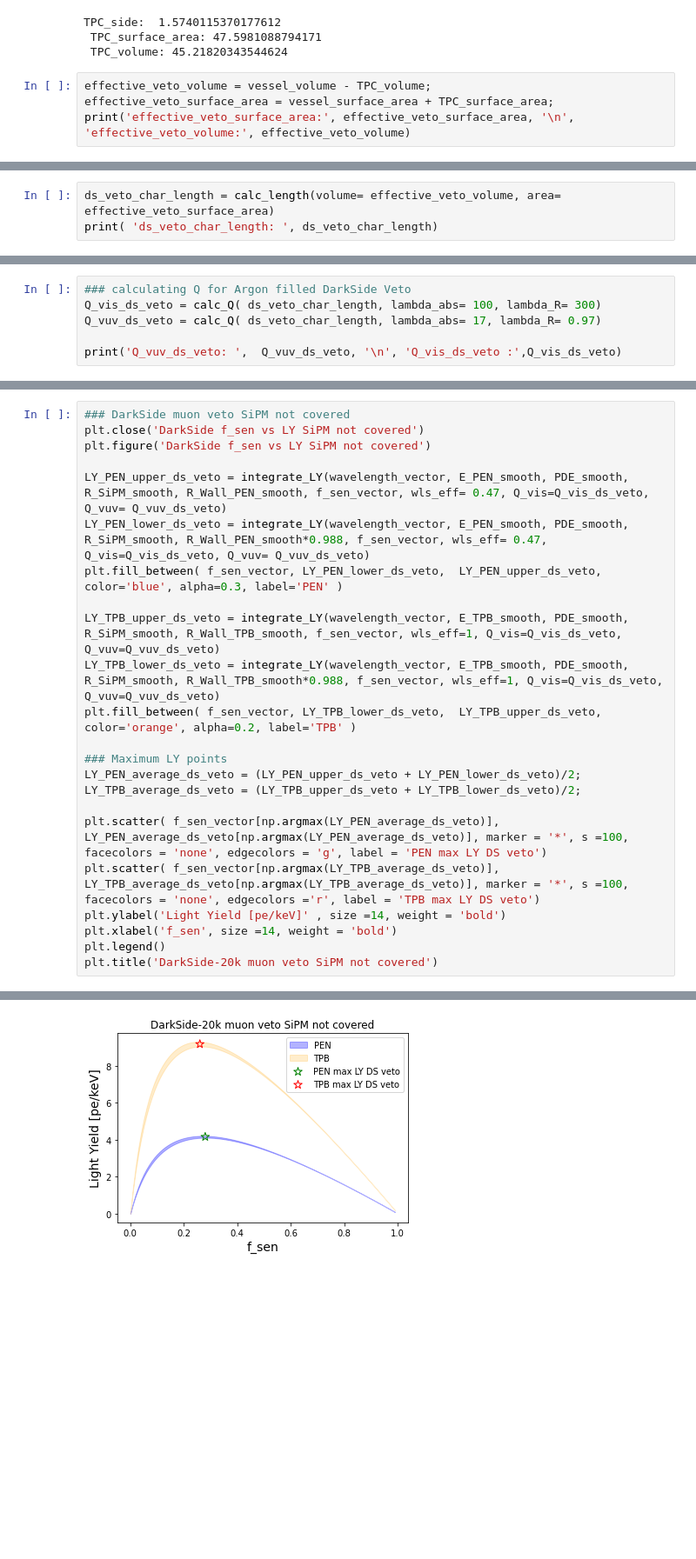
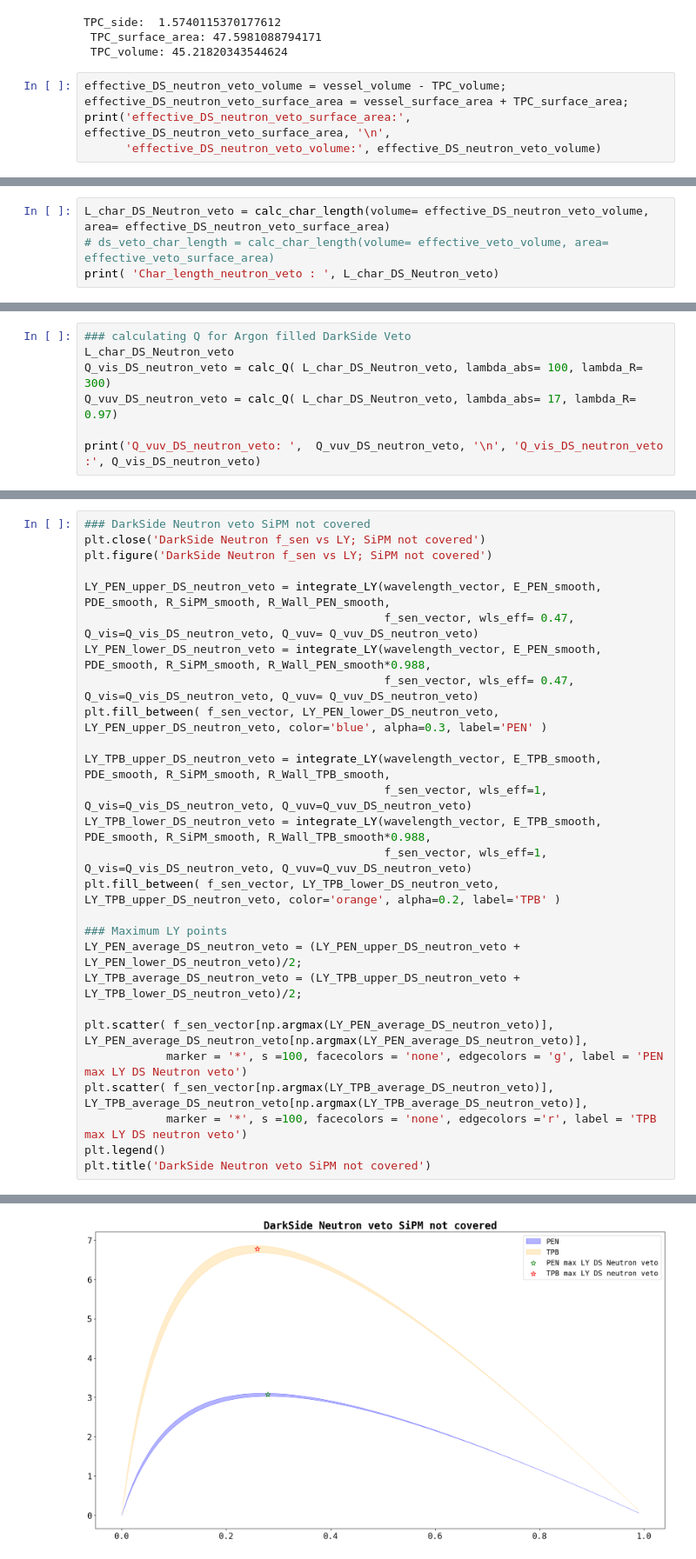
Before and after one commit to sarthchoudhary/AMELY, a Jupyter notebook: AMLY_V2.ipynb, the cells around one changed output, grey strips where cells are left out. Shown at 87% size. Drawn from its saved outputs; the diff is of its cells as text; blank space fills up the shorter version.

```diff
--- a/AMLY_V2.ipynb
+++ b/AMLY_V2.ipynb
@@ -749,7 +835,8 @@ TPC_side:  1.5740115370177612
  TPC_surface_area: 47.5981088794171
  TPC_volume: 45.21820343544624
 # %%
-effective_veto_volume = vessel_volume - TPC_volume;
-effective_veto_surface_area = vessel_surface_area + TPC_surface_area;
-print('effective_veto_surface_area:', effective_veto_surface_area, '\n', 'effective_veto_volume:', effective_veto_volume)
+effective_DS_neutron_veto_volume = vessel_volume - TPC_volume;
+effective_DS_neutron_veto_surface_area = vessel_surface_area + TPC_surface_area;
+print('effective_DS_neutron_veto_surface_area:', effective_DS_neutron_veto_surface_area, '\n',
+      'effective_DS_neutron_veto_volume:', effective_DS_neutron_veto_volume)
 # %% [output]
@@ -758,4 +845,5 @@ effective_veto_surface_area: 139.5431886244469
 # %%
-ds_veto_char_length = calc_length(volume= effective_veto_volume, area= effective_veto_surface_area)
-print( 'ds_veto_char_length: ', ds_veto_char_length)
+L_char_DS_Neutron_veto = calc_char_length(volume= effective_DS_neutron_veto_volume, area= effective_DS_neutron_veto_surface_area)
+# ds_veto_char_length = calc_char_length(volume= effective_veto_volume, area= effective_veto_surface_area)
+print( 'Char_length_neutron_veto : ', L_char_DS_Neutron_veto)
 # %% [output]
@@ -763,7 +851,8 @@ ds_veto_char_length:  1.3964499372228685
 # %%
 ### calculating Q for Argon filled DarkSide Veto
-Q_vis_ds_veto = calc_Q( ds_veto_char_length, lambda_abs= 100, lambda_R= 300)
-Q_vuv_ds_veto = calc_Q( ds_veto_char_length, lambda_abs= 17, lambda_R= 0.97)
+L_char_DS_Neutron_veto
+Q_vis_DS_neutron_veto = calc_Q( L_char_DS_Neutron_veto, lambda_abs= 100, lambda_R= 300)
+Q_vuv_DS_neutron_veto = calc_Q( L_char_DS_Neutron_veto, lambda_abs= 17, lambda_R= 0.97)
 
-print('Q_vuv_ds_veto: ',  Q_vuv_ds_veto, '\n', 'Q_vis_ds_veto :',Q_vis_ds_veto)
+print('Q_vuv_DS_neutron_veto: ',  Q_vuv_DS_neutron_veto, '\n', 'Q_vis_DS_neutron_veto :', Q_vis_DS_neutron_veto)
 # %% [output]
@@ -774,24 +863,28 @@ Q_vuv_ds_veto:  1.0511080712694048
 # %%
-### DarkSide muon veto SiPM not covered
-plt.close('DarkSide f_sen vs LY SiPM not covered')
-plt.figure('DarkSide f_sen vs LY SiPM not covered')
+### DarkSide Neutron veto SiPM not covered
+plt.close('DarkSide Neutron f_sen vs LY; SiPM not covered')
+plt.figure('DarkSide Neutron f_sen vs LY; SiPM not covered')
 
-LY_PEN_upper_ds_veto = integrate_LY(wavelength_vector, E_PEN_smooth, PDE_smooth, R_SiPM_smooth, R_Wall_PEN_smooth, f_sen_vector, wls_eff= 0.47, Q_vis=Q_vis_ds_veto, Q_vuv= Q_vuv_ds_veto)
-LY_PEN_lower_ds_veto = integrate_LY(wavelength_vector, E_PEN_smooth, PDE_smooth, R_SiPM_smooth, R_Wall_PEN_smooth*0.988, f_sen_vector, wls_eff= 0.47, Q_vis=Q_vis_ds_veto, Q_vuv= Q_vuv_ds_veto)
-plt.fill_between( f_sen_vector, LY_PEN_lower_ds_veto,  LY_PEN_upper_ds_veto, color='blue', alpha=0.3, label='PEN' )
+LY_PEN_upper_DS_neutron_veto = integrate_LY(wavelength_vector, E_PEN_smooth, PDE_smooth, R_SiPM_smooth, R_Wall_PEN_smooth,
+                                            f_sen_vector, wls_eff= 0.47, Q_vis=Q_vis_DS_neutron_veto, Q_vuv= Q_vuv_DS_neutron_veto)
+LY_PEN_lower_DS_neutron_veto = integrate_LY(wavelength_vector, E_PEN_smooth, PDE_smooth, R_SiPM_smooth, R_Wall_PEN_smooth*0.988,
+                                            f_sen_vector, wls_eff= 0.47, Q_vis=Q_vis_DS_neutron_veto, Q_vuv= Q_vuv_DS_neutron_veto)
+plt.fill_between( f_sen_vector, LY_PEN_lower_DS_neutron_veto,  LY_PEN_upper_DS_neutron_veto, color='blue', alpha=0.3, label='PEN' )
 
-LY_TPB_upper_ds_veto = integrate_LY(wavelength_vector, E_TPB_smooth, PDE_smooth, R_SiPM_smooth, R_Wall_TPB_smooth, f_sen_vector, wls_eff=1, Q_vis=Q_vis_ds_veto, Q_vuv=Q_vuv_ds_veto)
-LY_TPB_lower_ds_veto = integrate_LY(wavelength_vector, E_TPB_smooth, PDE_smooth, R_SiPM_smooth, R_Wall_TPB_smooth*0.988, f_sen_vector, wls_eff=1, Q_vis=Q_vis_ds_veto, Q_vuv=Q_vuv_ds_veto)
-plt.fill_between( f_sen_vector, LY_TPB_lower_ds_veto,  LY_TPB_upper_ds_veto, color='orange', alpha=0.2, label='TPB' )
+LY_TPB_upper_DS_neutron_veto = integrate_LY(wavelength_vector, E_TPB_smooth, PDE_smooth, R_SiPM_smooth, R_Wall_TPB_smooth,
+                                            f_sen_vector, wls_eff=1, Q_vis=Q_vis_DS_neutron_veto, Q_vuv=Q_vuv_DS_neutron_veto)
+LY_TPB_lower_DS_neutron_veto = integrate_LY(wavelength_vector, E_TPB_smooth, PDE_smooth, R_SiPM_smooth, R_Wall_TPB_smooth*0.988,
+                                            f_sen_vector, wls_eff=1, Q_vis=Q_vis_DS_neutron_veto, Q_vuv=Q_vuv_DS_neutron_veto)
+plt.fill_between( f_sen_vector, LY_TPB_lower_DS_neutron_veto,  LY_TPB_upper_DS_neutron_veto, color='orange', alpha=0.2, label='TPB' )
 
 ### Maximum LY points
-LY_PEN_average_ds_veto = (LY_PEN_upper_ds_veto + LY_PEN_lower_ds_veto)/2;
-LY_TPB_average_ds_veto = (LY_TPB_upper_ds_veto + LY_TPB_lower_ds_veto)/2;
+LY_PEN_average_DS_neutron_veto = (LY_PEN_upper_DS_neutron_veto + LY_PEN_lower_DS_neutron_veto)/2;
+LY_TPB_average_DS_neutron_veto = (LY_TPB_upper_DS_neutron_veto + LY_TPB_lower_DS_neutron_veto)/2;
 
-plt.scatter( f_sen_vector[np.argmax(LY_PEN_average_ds_veto)], LY_PEN_average_ds_veto[np.argmax(LY_PEN_average_ds_veto)], marker = '*', s =100, facecolors = 'none', edgecolors = 'g', label = 'PEN max LY DS veto')
-plt.scatter( f_sen_vector[np.argmax(LY_TPB_average_ds_veto)], LY_TPB_average_ds_veto[np.argmax(LY_TPB_average_ds_veto)], marker = '*', s =100, facecolors = 'none', edgecolors ='r', label = 'TPB max LY DS veto')
-plt.ylabel('Light Yield [pe/keV]' , size =14, weight = 'bold')
-plt.xlabel('f_sen', size =14, weight = 'bold')
+plt.scatter( f_sen_vector[np.argmax(LY_PEN_average_DS_neutron_veto)], LY_PEN_average_DS_neutron_veto[np.argmax(LY_PEN_average_DS_neutron_veto)],
+            marker = '*', s =100, facecolors = 'none', edgecolors = 'g', label = 'PEN max LY DS Neutron veto')
+plt.scatter( f_sen_vector[np.argmax(LY_TPB_average_DS_neutron_veto)], LY_TPB_average_DS_neutron_veto[np.argmax(LY_TPB_average_DS_neutron_veto)],
+            marker = '*', s =100, facecolors = 'none', edgecolors ='r', label = 'TPB max LY DS neutron veto')
 plt.legend()
-plt.title('DarkSide-20k muon veto SiPM not covered')
+plt.title('DarkSide Neutron veto SiPM not covered')
 # %% [output]
@@ -799 +892 @@ Text(0.5, 1.0, 'DarkSide-20k muon veto SiPM not covered')
-[figure, old version]
+[figure, new version]
```
Also changed, not shown: parts of 175 cells of this notebook.
